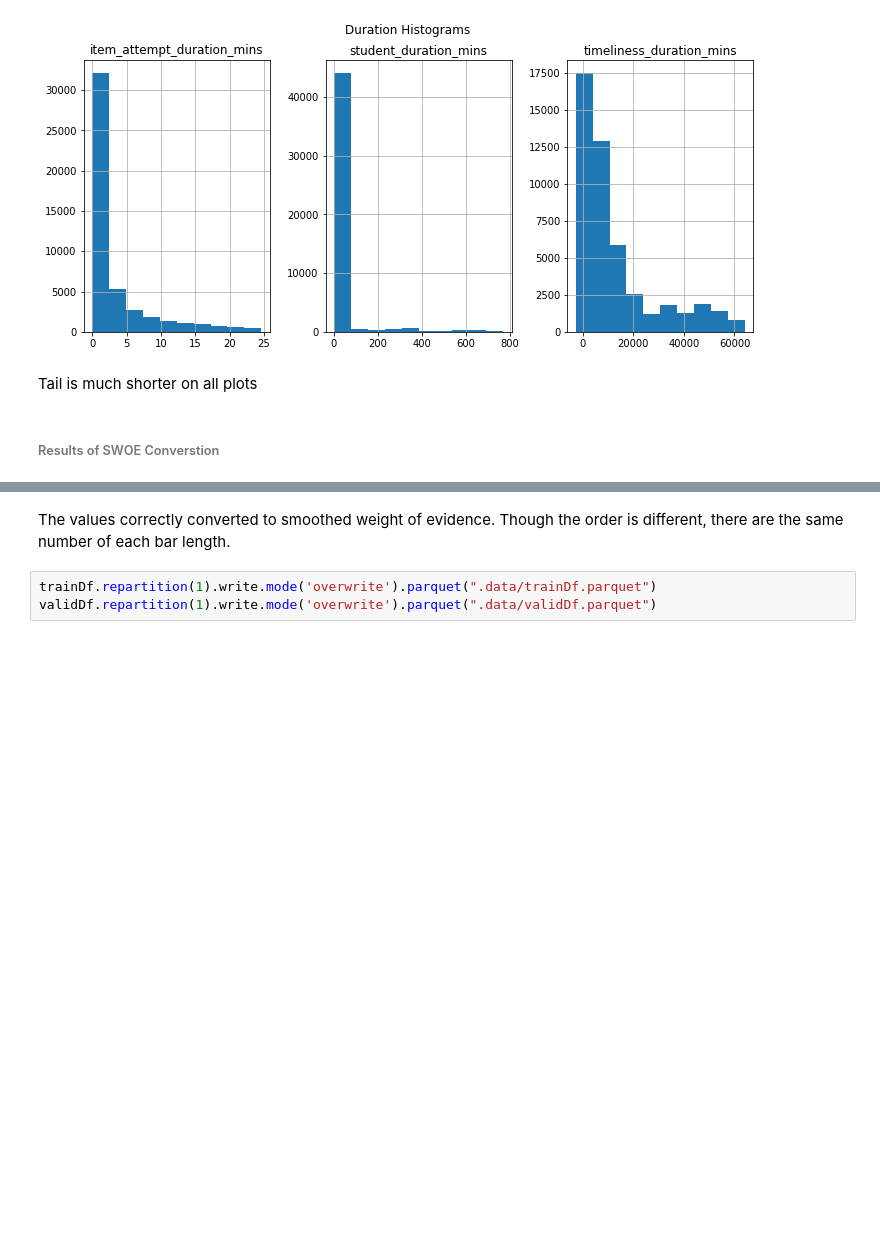
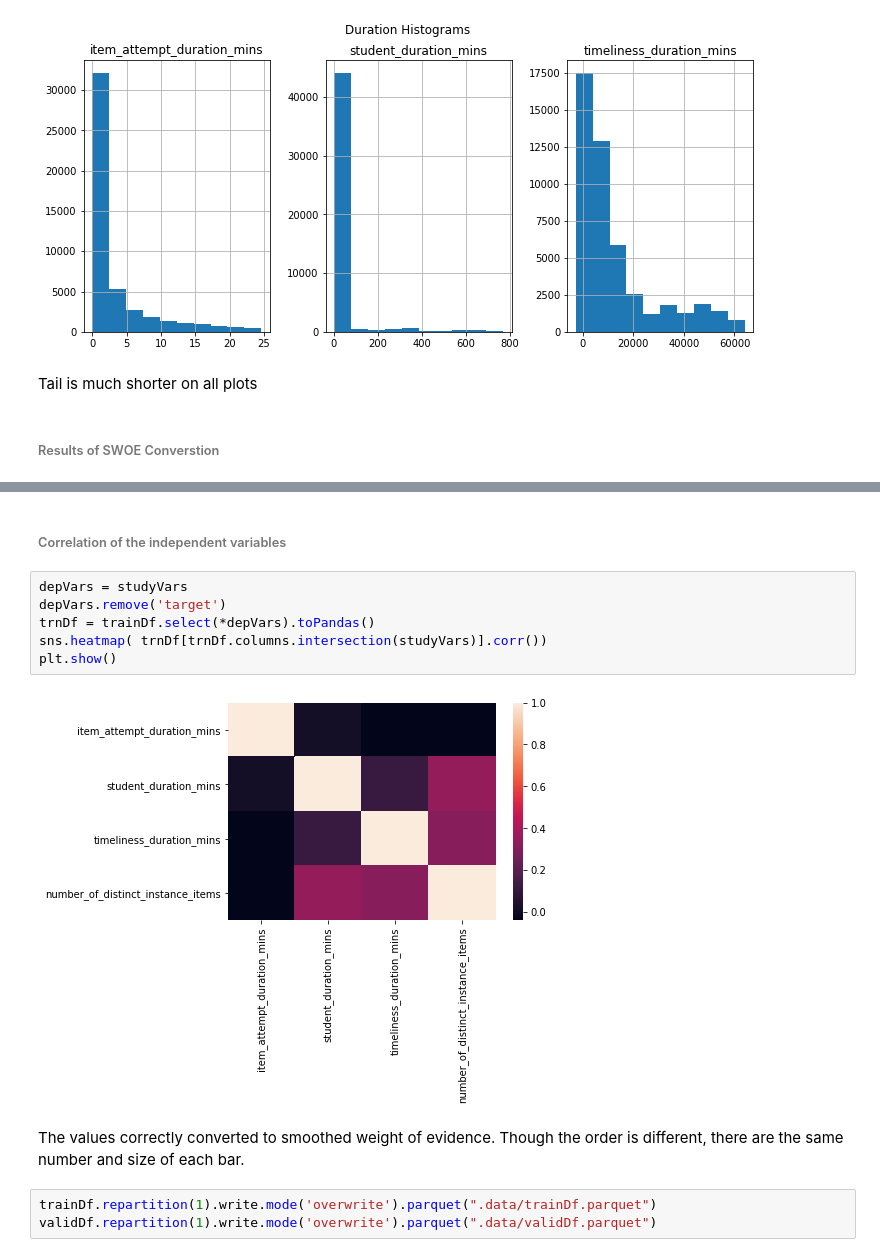
Before and after one commit to dlhinkley/c772-capstone-project, a Jupyter notebook: research-paper/02-data-preperation.ipynb, the cells around one changed output, grey strips where cells are left out. Drawn from its saved outputs; the diff is of its cells as text; blank space fills up the shorter version.

```diff
--- a/research-paper/02-data-preperation.ipynb
+++ b/research-paper/02-data-preperation.ipynb
@@ -386,6 +382,16 @@ plt.show()
+# %% [markdown]
+###### Correlation of the independent variables
+# %%
+depVars = studyVars
+depVars.remove('target')
+trnDf = trainDf.select(*depVars).toPandas()
+sns.heatmap( trnDf[trnDf.columns.intersection(studyVars)].corr())
+plt.show()
+# %% [output]
+[figure, added]
 # %% [markdown]
 The values correctly converted to smoothed weight of evidence.  Though the order is different,
-there are the same number of each bar length.
+there are the same number and size of each bar.
 # %%
 trainDf.repartition(1).write.mode('overwrite').parquet(".data/trainDf.parquet")
 validDf.repartition(1).write.mode('overwrite').parquet(".data/validDf.parquet")
```
Also changed, not shown: parts of 15 cells of this notebook, 2 other files.
